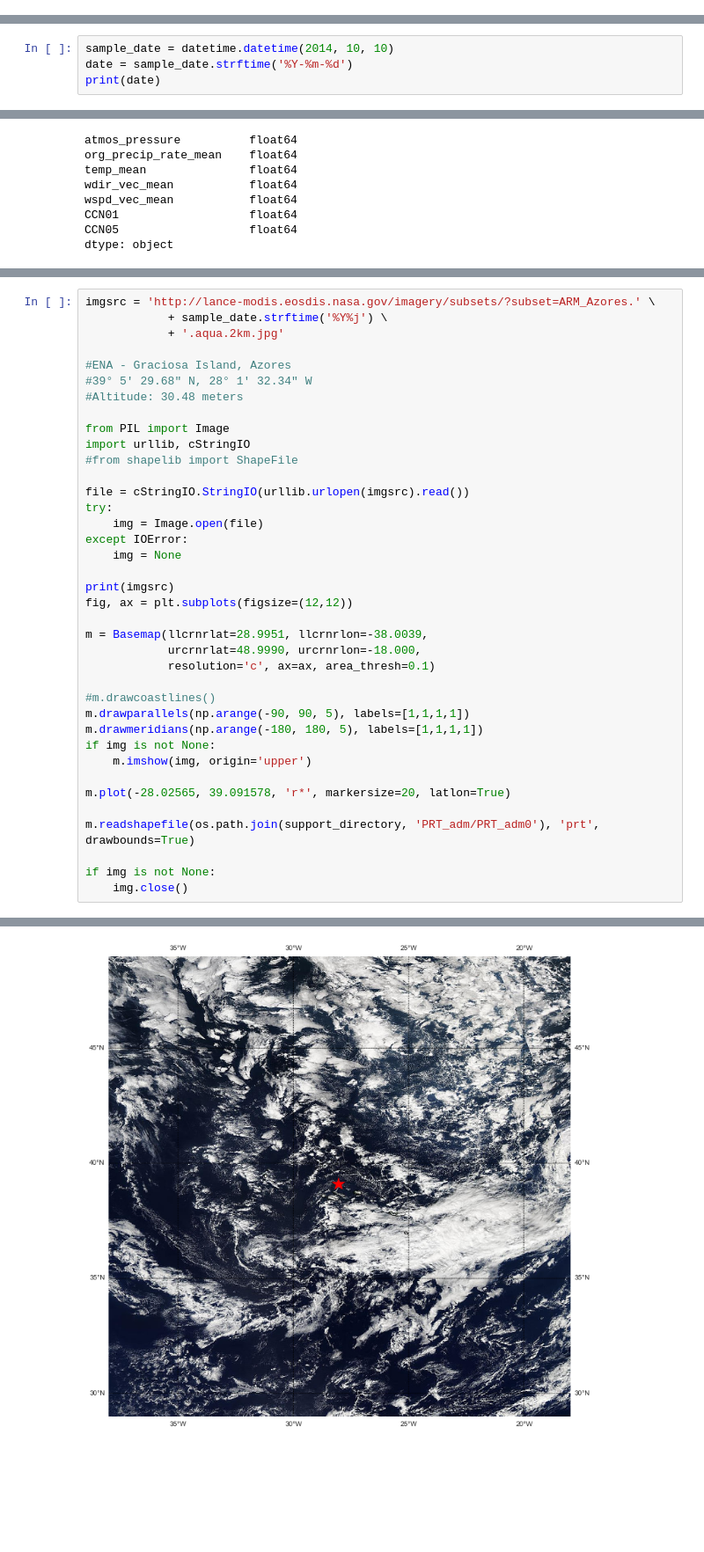
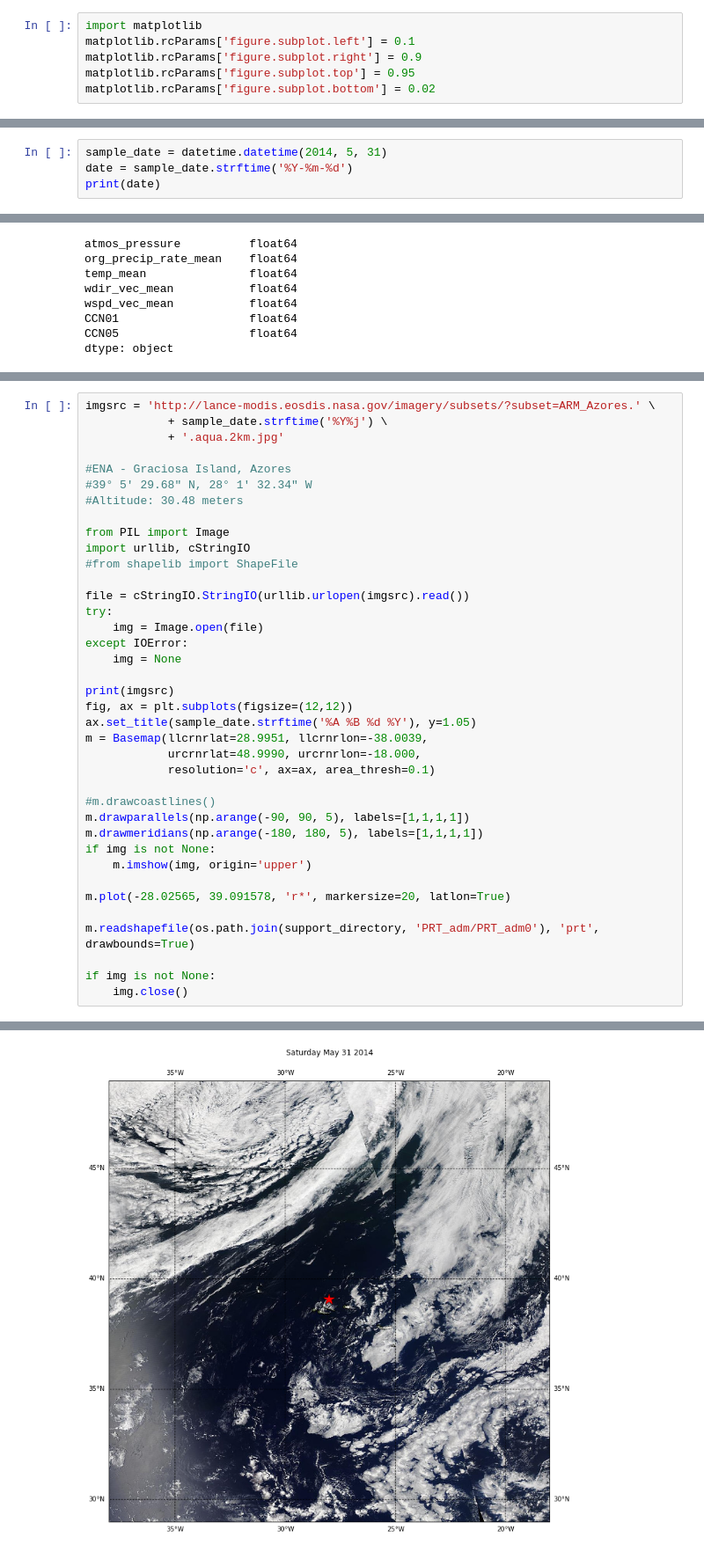
Before and after one commit to jstemmler/notebooks, a Jupyter notebook: ENA/ENA Static Browser.ipynb, the cells around one changed output, grey strips where cells are left out. Shown at 88% size. Saved outputs shown, nothing was run; the diff lists cells and outputs as text; blank space fills up the shorter version.

Commit message:
update the static broser plots and added a few more notebooks for the UHSAS data and showing the data availability

```diff
--- a/ENA/ENA Static Browser.ipynb
+++ b/ENA/ENA Static Browser.ipynb
@@ -15,4 +15,10 @@ This is a preliminary list of things that would be useful to see in a daily view
 * Timeseries of CCN at different supersaturation levels
 * Synoptic maps from ECMWF with wind and slp (maybe upper level, say 500mb?)
 * Satellite imagery
+# %%
+import matplotlib
+matplotlib.rcParams['figure.subplot.left'] = 0.1
+matplotlib.rcParams['figure.subplot.right'] = 0.9
+matplotlib.rcParams['figure.subplot.top'] = 0.95
+matplotlib.rcParams['figure.subplot.bottom'] = 0.02
 # %%
@@ -36,5 +51,5 @@ sns.palplot(colors)
 # %%
-sample_date = datetime.datetime(2014, 10, 10)
+sample_date = datetime.datetime(2014, 5, 31)
 date = sample_date.strftime('%Y-%m-%d')
 print(date)
 # %% [output]
@@ -189,7 +338,7 @@ except IOError:
 
 print(imgsrc)
 fig, ax = plt.subplots(figsize=(12,12))
-
+ax.set_title(sample_date.strftime('%A %B %d %Y'), y=1.05)
 m = Basemap(llcrnrlat=28.9951, llcrnrlon=-38.0039,
             urcrnrlat=48.9990, urcrnrlon=-18.000,
             resolution='c', ax=ax, area_thresh=0.1)
@@ -211,2 +360,2 @@ http://lance-modis.eosdis.nasa.gov/imagery/subsets/?subset=ARM_Azores.2014283.aq
-[figure, old version]
+[figure, new version]
 # %%
```
Also changed, not shown: parts of 13 cells of this notebook, 3 other files.
